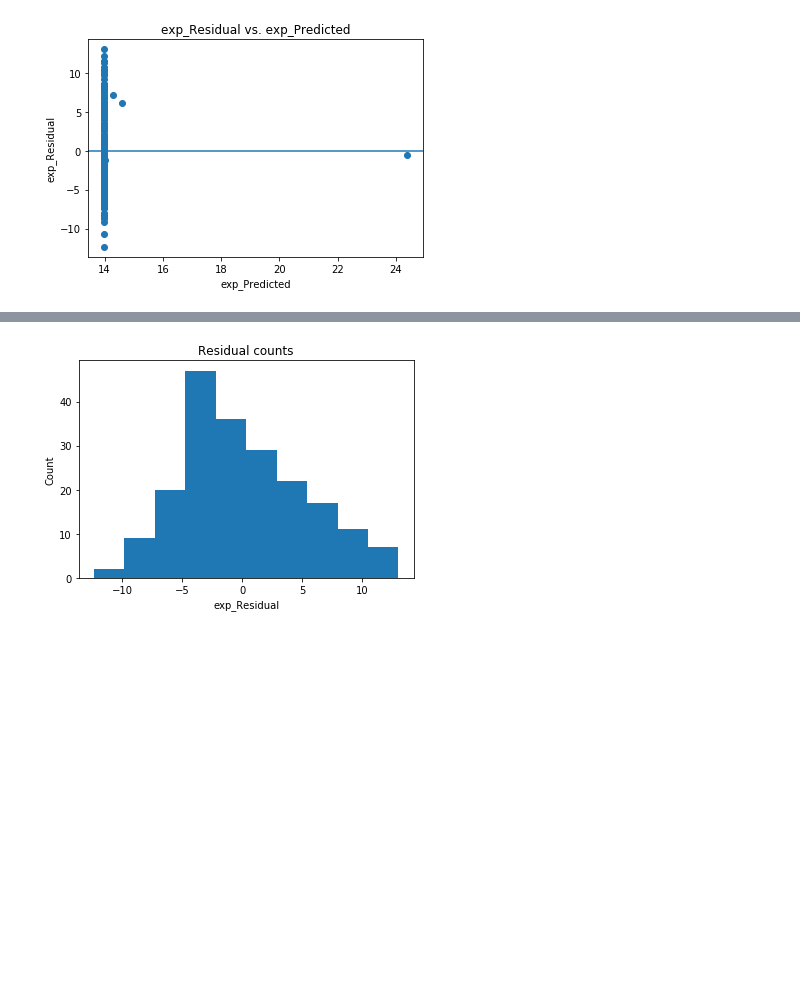
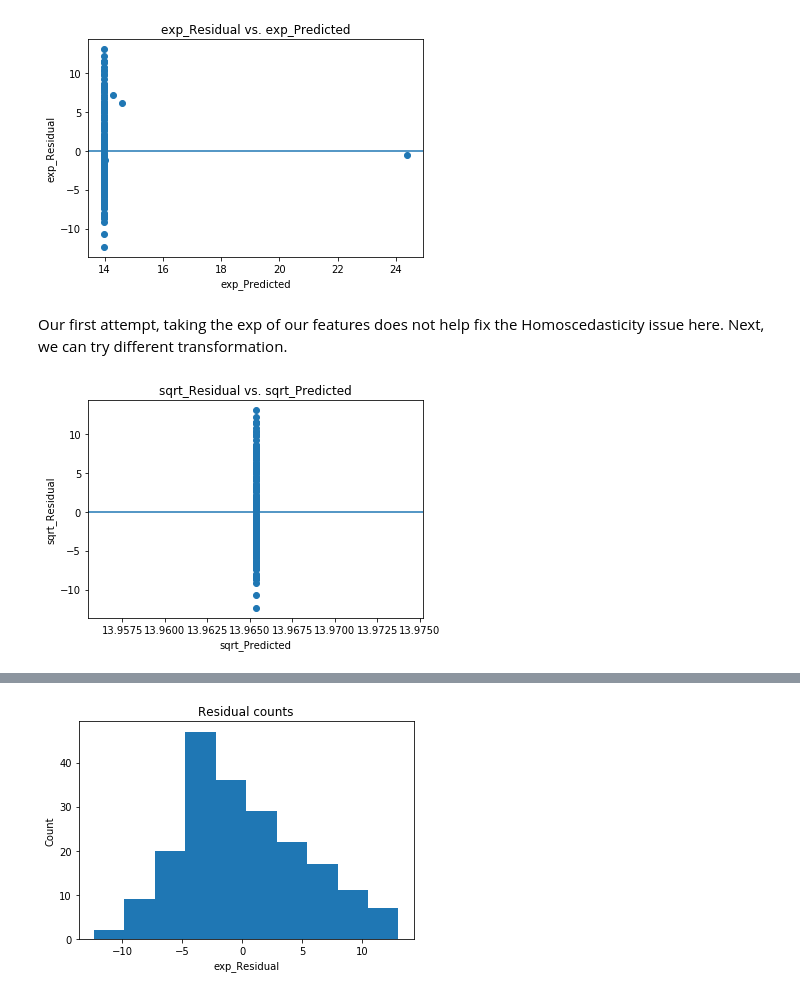
Before and after one commit to jatlukze/Thinkful-Practices, a Jupyter notebook: homoscedasticity and multivariate normality.ipynb, the cells around one changed output, grey strips where cells are left out. Drawn from its saved outputs; the diff is of its cells as text; code cells hidden in the pictures; blank space fills up the shorter version.

```diff
--- a/homoscedasticity and multivariate normality.ipynb
+++ b/homoscedasticity and multivariate normality.ipynb
@@ -93,12 +100,11 @@ exp_X = data[['exp_TV','exp_Radio','exp_Newspaper']]
 # %%
-regr.fit(exp_X, Y)
+exp_X = data[['exp_TV', 'exp_Radio', 'exp_Newspaper']]
 
 exp_predicted = regr.predict(exp_X).ravel()
-actual = data['Sales']
+exp_actual = data['Sales']
 
 # Calculate the error, also called the residual.
-exp_residual = actual - exp_predicted
-
+exp_residual = exp_actual - exp_predicted
 
 plt.scatter(exp_predicted, exp_residual)
 plt.xlabel('exp_Predicted')
@@ -108,3 +114,26 @@ plt.title('exp_Residual vs. exp_Predicted')
 plt.show()
 # %% [output]
 [figure]
+# %% [markdown]
+Our first attempt, taking the exp of our features does not help fix the Homoscedasticity issue here. Next, we can try different transformation.
+# %%
+data['sqrt_TV'] = [np.sqrt(x) for x in  data['TV']]
+data['sqrt_Radio'] = [np.sqrt(x) for x in  data['Radio']]
+data['sqrt_Newspaper'] = [np.sqrt(x) for x in  data['Newspaper']]
+# %%
+X_2 = data[['sqrt_TV', 'sqrt_Radio', 'sqrt_Newspaper']]
+
+sqrt_predicted = regr.predict(X_2).ravel()
+actual = data['Sales']
+
+# Calculate the error, also called the residual.
+sqrt_residual = actual - sqrt_predicted
+
+plt.scatter(sqrt_predicted, sqrt_residual)
+plt.xlabel('sqrt_Predicted')
+plt.ylabel('sqrt_Residual')
+plt.axhline(y=0)
+plt.title('sqrt_Residual vs. sqrt_Predicted')
+plt.show()
+# %% [output]
+[figure, added]
```
Also changed, not shown: parts of 16 cells of this notebook.
